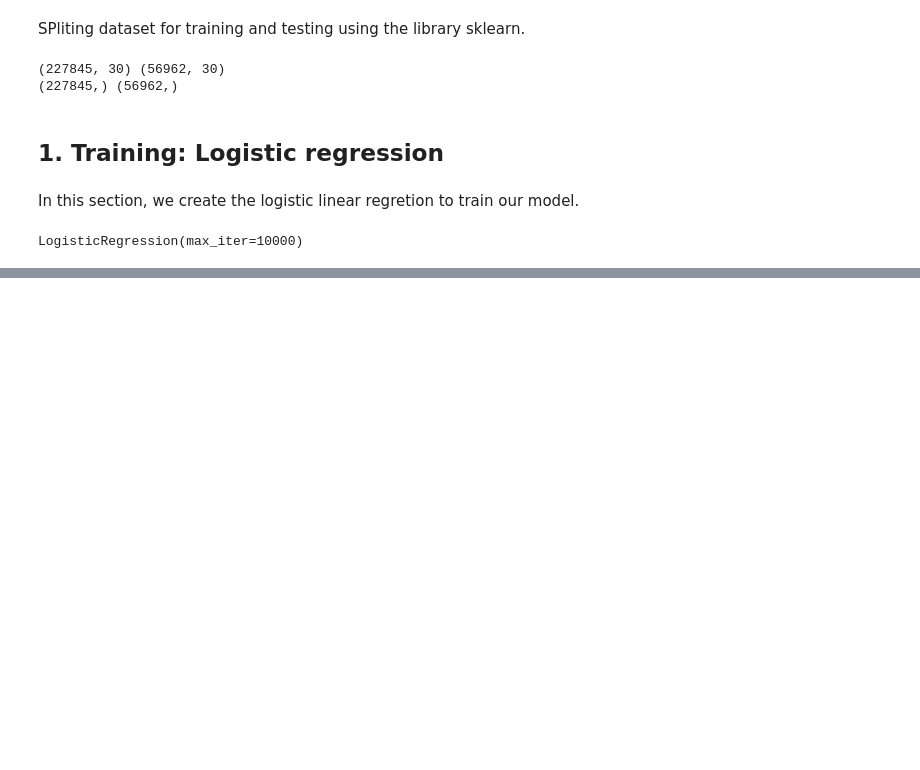
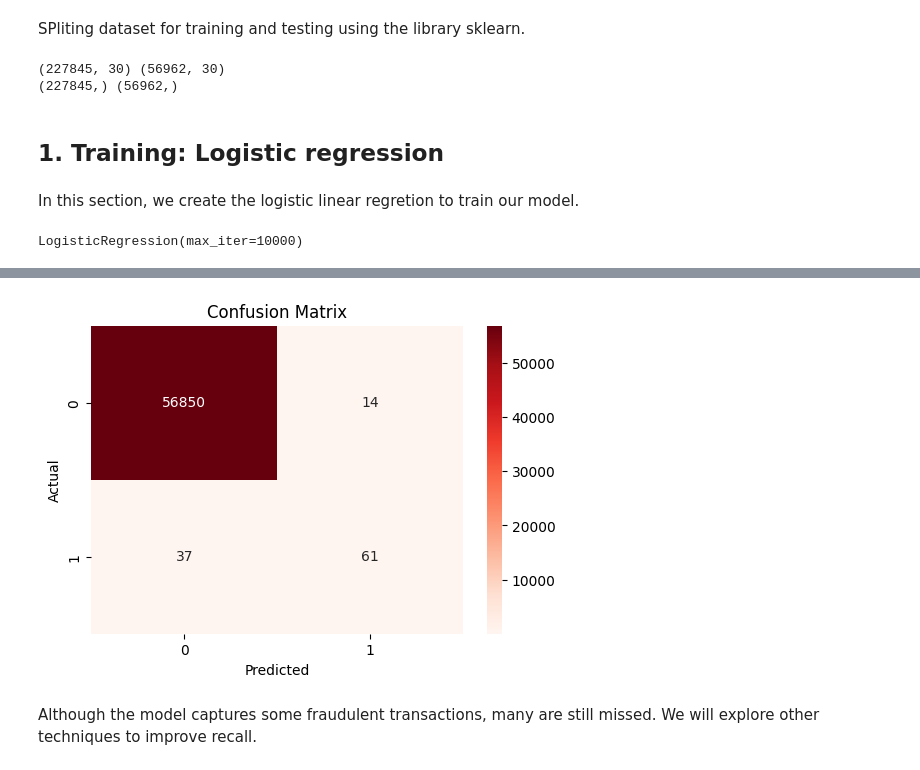
Before and after one commit to mquezada13/anomaly-detection, a Jupyter notebook: notebook/anomaly-detection.ipynb, the cells around one changed output, grey strips where cells are left out. Saved outputs shown, nothing was run; the diff lists cells and outputs as text; code cells hidden in the pictures; blank space fills up the shorter version.

```diff
--- a/notebook/anomaly-detection.ipynb
+++ b/notebook/anomaly-detection.ipynb
@@ -94,0 +170,20 @@ LogisticRegression(max_iter=10000)
+# %%
+# Set new decision threshold
+threshold = 0.3
+# Apply threshold manyually
+Y_pred_th = np.where(y_probabilities>threshold,1,0)
+# Cunfusion matrix
+cm = confusion_matrix(Y_test, Y_pred_th)
+# %%
+
+
+plt.figure(figsize=(6,4))
+sns.heatmap(cm, annot=True, fmt='d', cmap='Reds')
+plt.xlabel('Predicted')
+plt.ylabel('Actual')
+plt.title('Confusion Matrix')
+plt.show()
+# %% [output]
+[figure, added]
+# %% [markdown]
+Although the model captures some fraudulent transactions, many are still missed. We will explore other techniques to improve recall.
```
Also changed, not shown: parts of 7 cells of this notebook, 1 other file.
